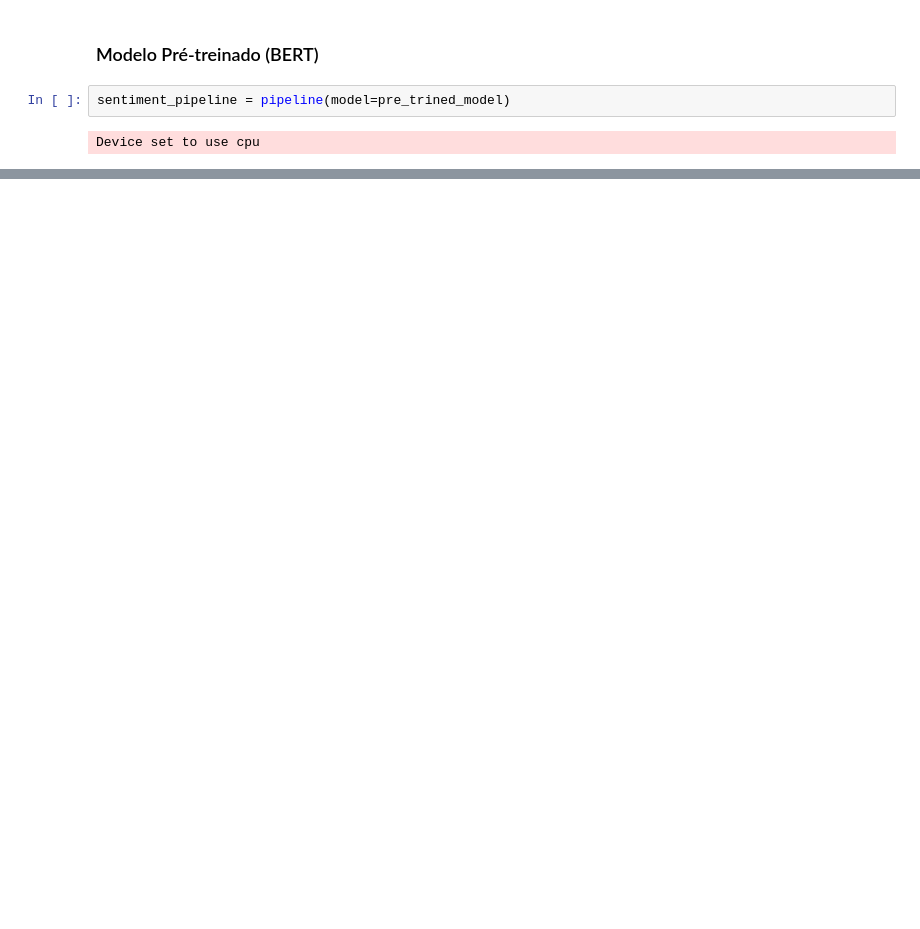
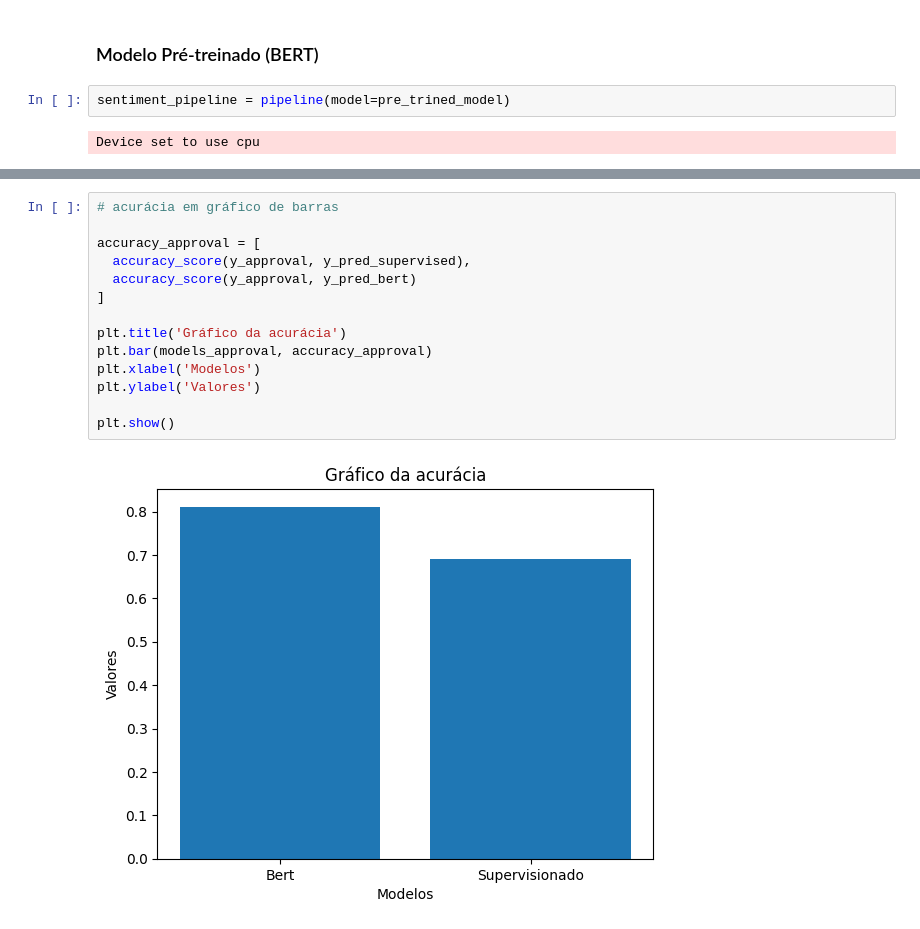
Before and after one commit to Wectornanime/analysis_disneyland_reviews, a Jupyter notebook: main.ipynb, the cells around one changed output, grey strips where cells are left out. Saved outputs shown, nothing was run; the diff lists cells and outputs as text; blank space fills up the shorter version.

```diff
--- a/main.ipynb
+++ b/main.ipynb
@@ -255,0 +440,16 @@ sentiment_pipeline("Its Disneyland! But don't have happy")
+# %%
+# acurácia em gráfico de barras
+
+accuracy_approval = [
+  accuracy_score(y_approval, y_pred_supervised),
+  accuracy_score(y_approval, y_pred_bert)
+]
+
+plt.title('Gráfico da acurácia')
+plt.bar(models_approval, accuracy_approval)
+plt.xlabel('Modelos')
+plt.ylabel('Valores')
+
+plt.show()
+# %% [output]
+[figure, added]
```
Also changed, not shown: parts of 44 cells of this notebook, 3 other files.
